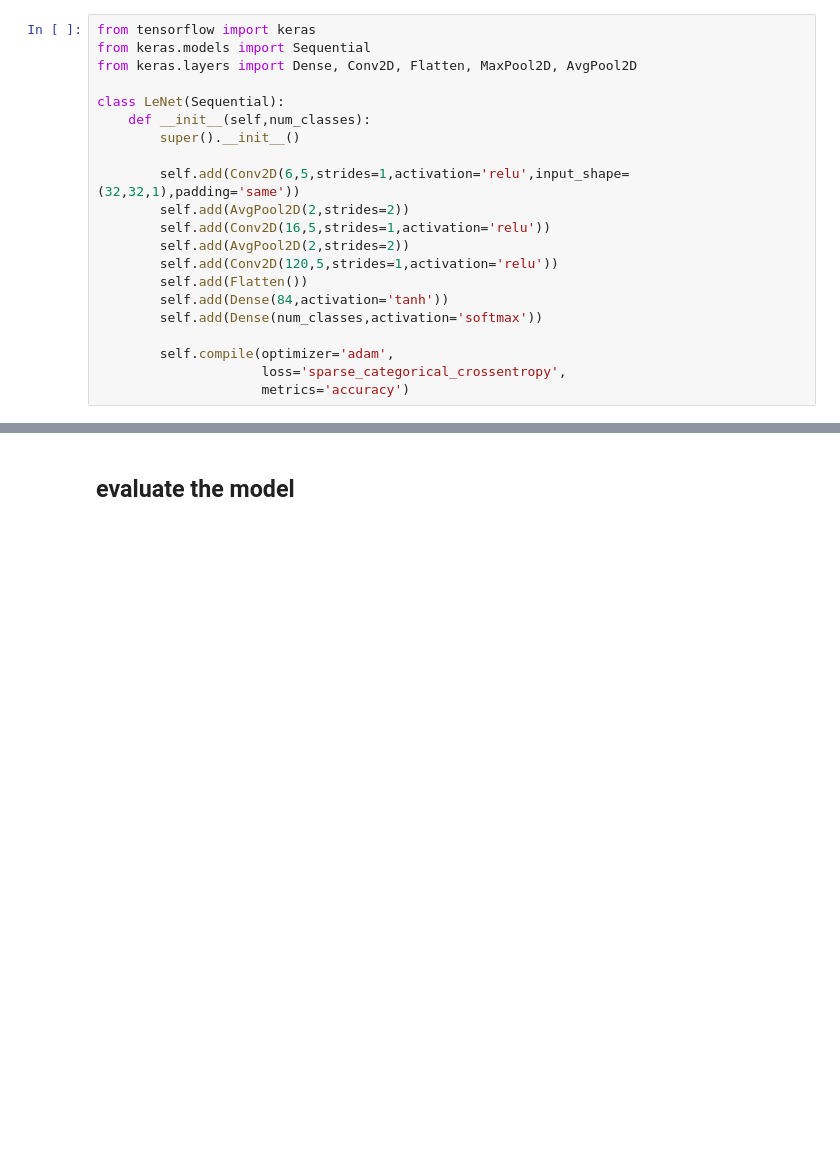
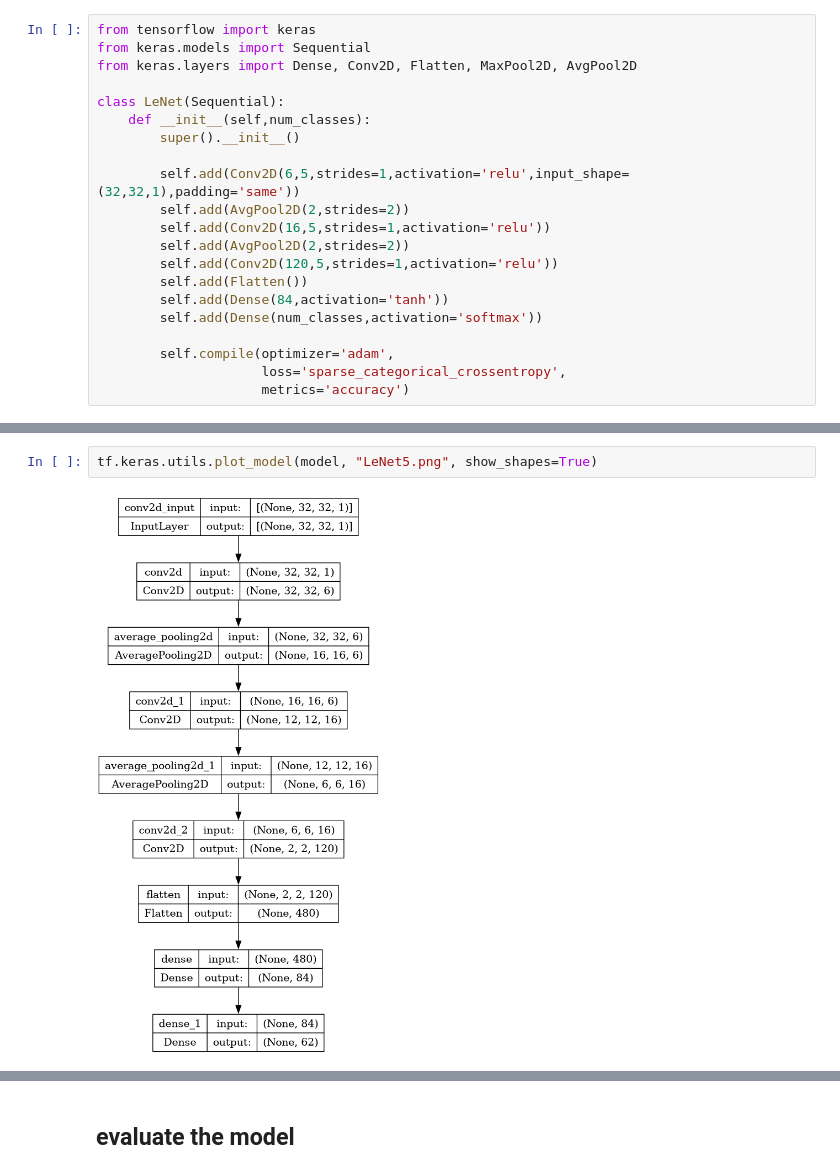
Before and after one commit to nonameR9077/CNNproject-2024-1, a Jupyter notebook: LeNet5.ipynb, the cells around one changed output, grey strips where cells are left out. Cells and saved outputs as stored; diff of their text form; blank space fills up the shorter version.

```diff
--- a/LeNet5.ipynb
+++ b/LeNet5.ipynb
@@ -206,4 +244,8 @@ Total params: 96366 (376.43 KB)
 Trainable params: 96366 (376.43 KB)
 Non-trainable params: 0 (0.00 Byte)
 _________________________________________________________________
+# %%
+tf.keras.utils.plot_model(model, "LeNet5.png", show_shapes=True)
+# %% [output]
+[figure, added]
 # %%
```
Also changed, not shown: parts of 8 cells of this notebook, 5 other files.
